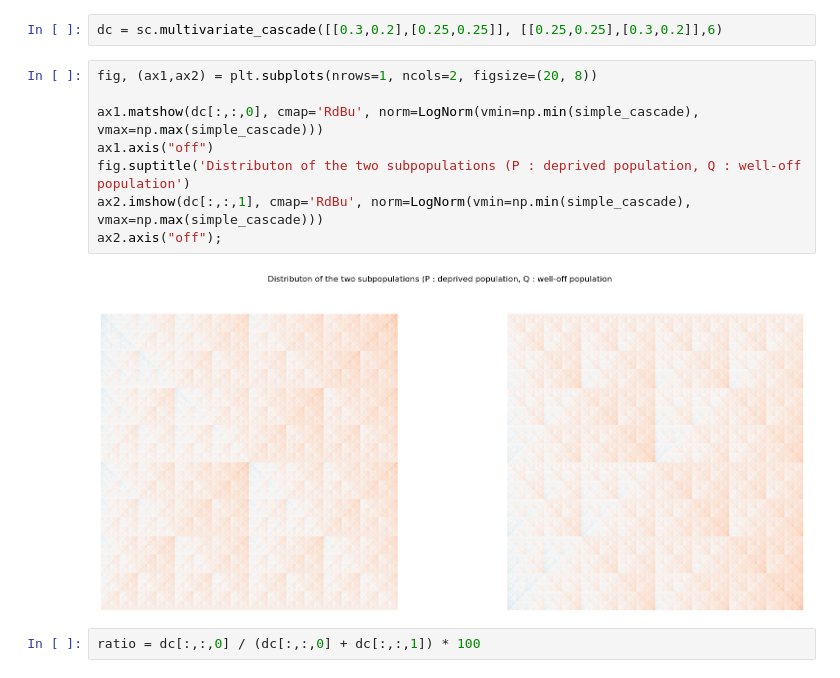
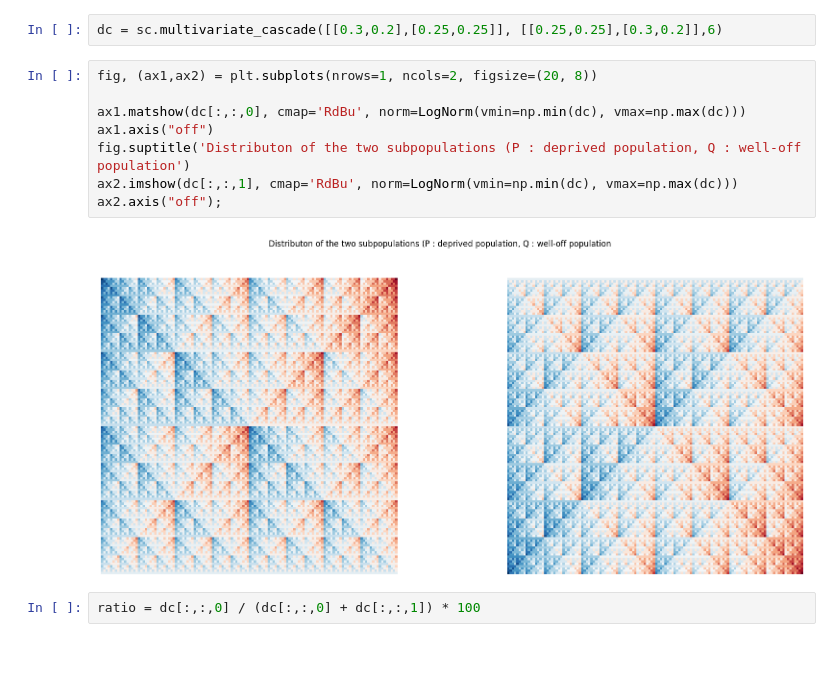
Before and after one commit to fsemecurbe/MMTMSS, a Jupyter notebook: Analysis simple cascade.ipynb, the cells around one changed output. Drawn from its saved outputs; the diff is of its cells as text.

```diff
--- a/Analysis simple cascade.ipynb
+++ b/Analysis simple cascade.ipynb
@@ -12,13 +12,13 @@ dc = sc.multivariate_cascade([[0.3,0.2],[0.25,0.25]], [[0.25,0.25],[0.3,0.2]],6)
 # %%
 fig, (ax1,ax2) = plt.subplots(nrows=1, ncols=2, figsize=(20, 8))
 
-ax1.matshow(dc[:,:,0], cmap='RdBu', norm=LogNorm(vmin=np.min(simple_cascade), vmax=np.max(simple_cascade)))
+ax1.matshow(dc[:,:,0], cmap='RdBu', norm=LogNorm(vmin=np.min(dc), vmax=np.max(dc)))
 ax1.axis("off")
 fig.suptitle('Distributon of the two subpopulations (P : deprived population, Q : well-off population')
-ax2.imshow(dc[:,:,1], cmap='RdBu', norm=LogNorm(vmin=np.min(simple_cascade), vmax=np.max(simple_cascade)))
+ax2.imshow(dc[:,:,1], cmap='RdBu', norm=LogNorm(vmin=np.min(dc), vmax=np.max(dc)))
 ax2.axis("off");
 # %% [output]
-[figure, old version]
+[figure, new version]
 # %%
 ratio = dc[:,:,0] / (dc[:,:,0] + dc[:,:,1]) * 100
 # %%
```
Also changed, not shown: parts of 7 cells of this notebook.
